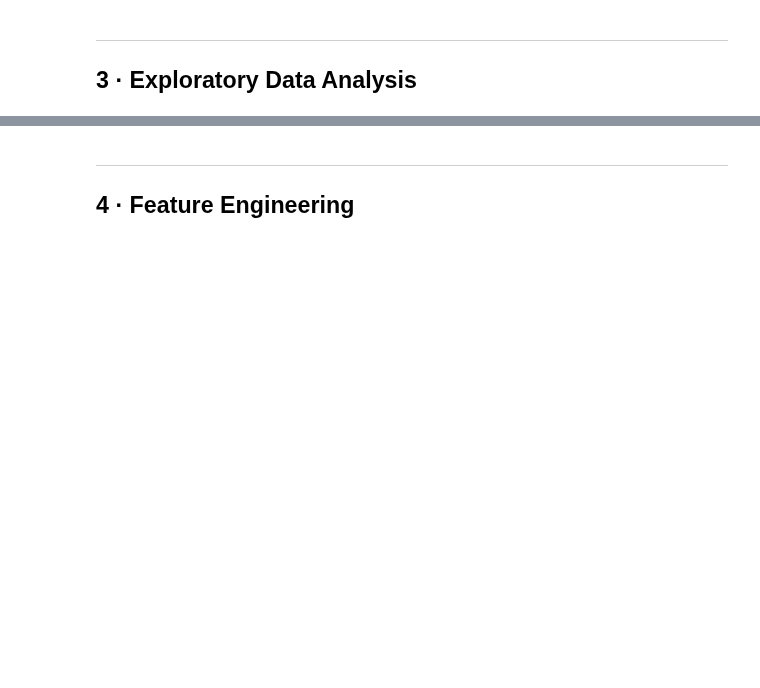
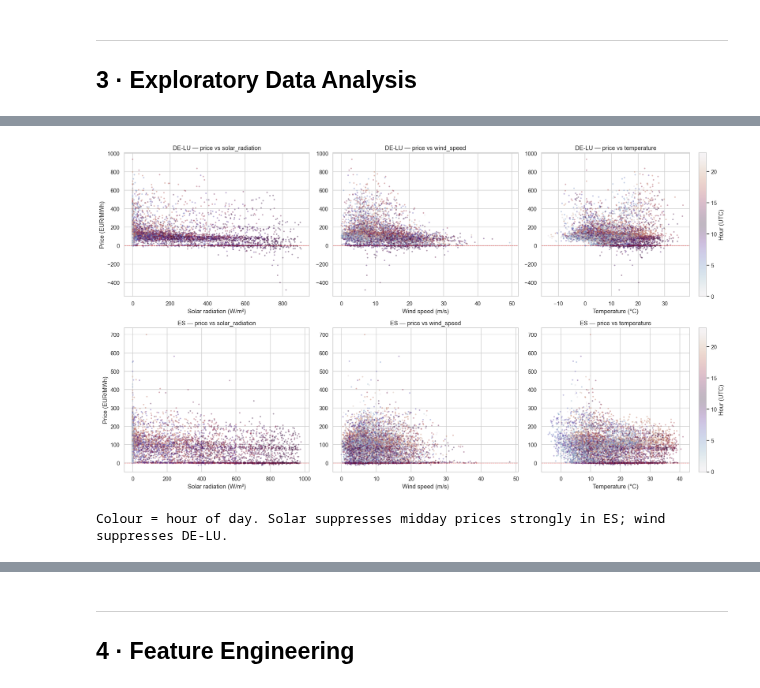
Before and after one commit to lturgut/electricity-forecast, a Jupyter notebook: model.ipynb, the cells around one changed output, grey strips where cells are left out. Saved outputs shown, nothing was run; the diff lists cells and outputs as text; code cells hidden in the pictures; blank space fills up the shorter version.

```diff
--- a/model.ipynb
+++ b/model.ipynb
@@ -335,0 +417,34 @@ for zone, df in merged.items():
+# %%
+# ── 3. Weather → price relationships ─────────────────────────────────────────
+fig, axes = plt.subplots(2, 3, figsize=(18, 10))
+
+weather_vars = [
+    ('solar_radiation', 'Solar radiation (W/m²)'),
+    ('wind_speed',      'Wind speed (m/s)'),
+    ('temperature',     'Temperature (°C)'),
+]
+
+for row, (zone, df) in enumerate(merged.items()):
+    # Subsample for legibility
+    sample = df.dropna().sample(n=min(8000, len(df)), random_state=42)
+
+    for col, (var, xlabel) in enumerate(weather_vars):
+        ax = axes[row, col]
+        sc = ax.scatter(
+            sample[var], sample['price'],
+            c=sample.index.hour, cmap='twilight',
+            alpha=0.3, s=4, vmin=0, vmax=23,
+        )
+        ax.axhline(0, color='red', lw=0.8, ls='--', alpha=0.5)
+        ax.set_xlabel(xlabel)
+        ax.set_ylabel('Price (EUR/MWh)' if col == 0 else '')
+        ax.set_title(f'{zone} — price vs {var}')
+        if col == 2:
+            plt.colorbar(sc, ax=ax, label='Hour (UTC)')
+
+plt.tight_layout()
+plt.show()
+print('Colour = hour of day. Solar suppresses midday prices strongly in ES; wind suppresses DE-LU.')
+# %% [output]
+[figure, added]
+Colour = hour of day. Solar suppresses midday prices strongly in ES; wind suppresses DE-LU.
```
Also changed, not shown: parts of 30 cells of this notebook, 1 other file.
